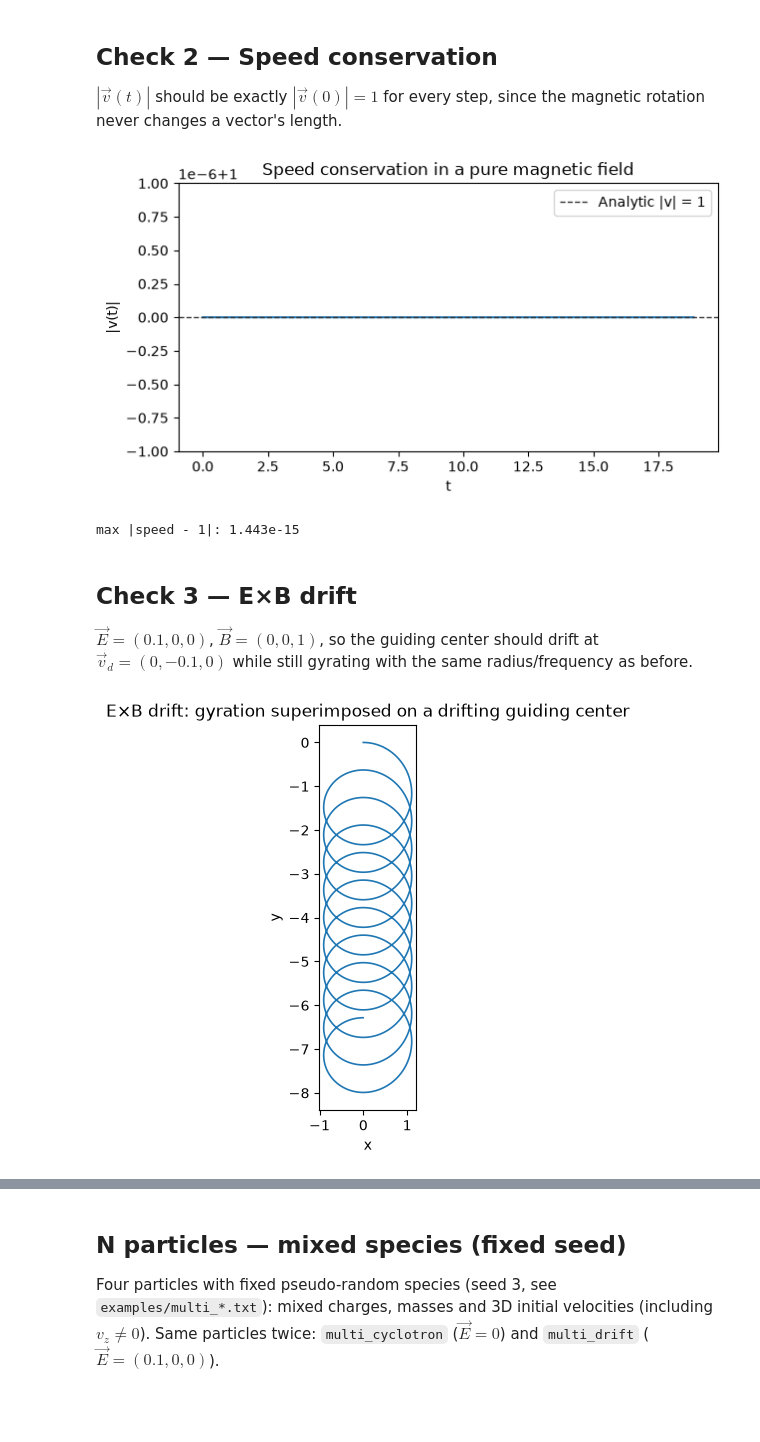
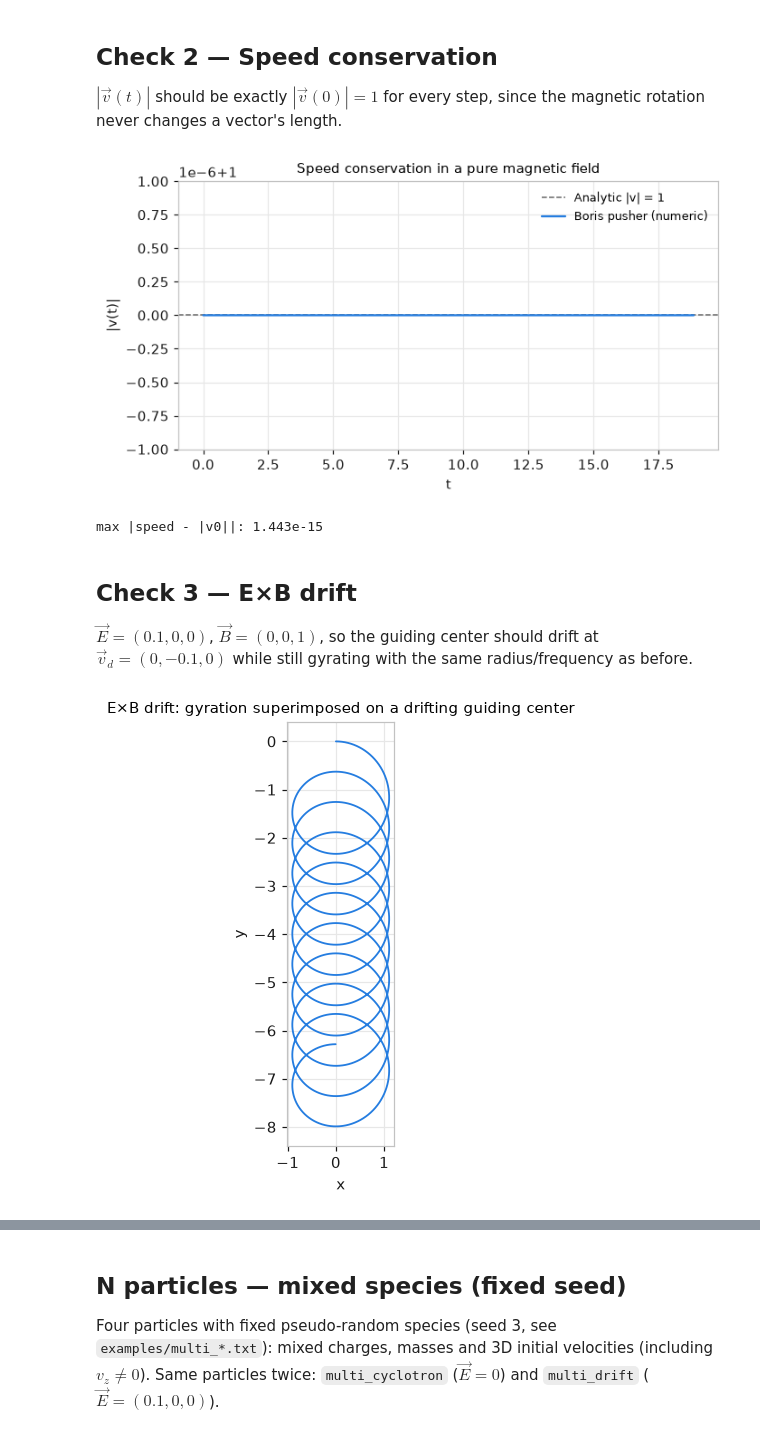
Before and after one commit to pabloreque/HPC, a Jupyter notebook: PIC/analysis_session_2.ipynb, the cells around one changed output, grey strips where cells are left out. Cells and saved outputs as stored; diff of their text form; code cells hidden in the pictures; blank space fills up the shorter version.

```diff
--- a/PIC/analysis_session_2.ipynb
+++ b/PIC/analysis_session_2.ipynb
@@ -39,21 +39,29 @@ Running the pusher and looking at a plausible-looking trajectory is not enough
 # %% [markdown]
 ## Imports
 # %%
-import h5py
+import sys
+
 import numpy as np
 import matplotlib.pyplot as plt
 
-NUMERIC_COLOR = "tab:blue"
-ANALYTIC_COLOR = "0.2"
+# Shared notebook helpers (python/) and the pybind11 module (build/).
+sys.path[:0] = ["python", "build"]
+import pic_analysis as pa
+
+pa.apply_style()
+NUMERIC_COLOR = pa.SERIES_COLORS[0]
 # %% [markdown]
 ## Load results from HDF5
 # %%
-with h5py.File("build/results.h5", "r") as f:
-    cyclotron = {key: f["cyclotron"][key][:] for key in f["cyclotron"].keys()}
-    drift = {key: f["drift"][key][:] for key in f["drift"].keys()}
+RESULTS = "build/results.h5"
+
+cyclotron, cyclotron_settings = pa.load_group(RESULTS, "cyclotron")
+drift, drift_settings = pa.load_group(RESULTS, "drift")
 
 print(f"cyclotron: {len(cyclotron['t'])} points, t in [{cyclotron['t'][0]:.3f}, {cyclotron['t'][-1]:.3f}]")
 print(f"drift:     {len(drift['t'])} points, t in [{drift['t'][0]:.3f}, {drift['t'][-1]:.3f}]")
+print(f"cyclotron settings: q={cyclotron_settings['q']}, m={cyclotron_settings['m']}, "
+      f"E={cyclotron_settings['E']}, B={cyclotron_settings['B']}, dt={cyclotron_settings['dt']:.4f}")
 # %% [output]
 cyclotron: 3001 points, t in [0.000, 18.850]
 drift:     2001 points, t in [0.000, 62.832]
@@ -89,39 +102,41 @@ max position error over 3001 steps: 6.201e-05
 
 $|\vec v(t)|$ should be exactly $|\vec v(0)| = 1$ for every step, since the magnetic rotation never changes a vector's length.
 # %%
-speed = np.hypot(cyclotron["vx"], cyclotron["vy"])
+speed = np.sqrt(cyclotron["vx"]**2 + cyclotron["vy"]**2 + cyclotron["vz"]**2)
+speed0 = speed[0]
 
 fig, ax = plt.subplots(figsize=(7, 3.5))
-ax.plot(cyclotron["t"], speed, "-", color=NUMERIC_COLOR, linewidth=1.5)
-ax.axhline(1.0, color=ANALYTIC_COLOR, linestyle="--", linewidth=1, label="Analytic |v| = 1")
+ax.axhline(speed0, color=pa.ANALYTIC_COLOR, linestyle="--", linewidth=1, label=f"Analytic |v| = {speed0:g}")
+ax.plot(cyclotron["t"], speed, "-", color=NUMERIC_COLOR, linewidth=1.5, label="Boris pusher (numeric)")
 ax.set_xlabel("t")
 ax.set_ylabel("|v(t)|")
 ax.set_title("Speed conservation in a pure magnetic field")
-ax.set_ylim(1.0 - 1e-6, 1.0 + 1e-6)
+ax.set_ylim(speed0 - 1e-6, speed0 + 1e-6)
 ax.legend()
 plt.show()
 
-print(f"max |speed - 1|: {np.abs(speed - 1.0).max():.3e}")
+print(f"max |speed - |v0||: {np.abs(speed - speed0).max():.3e}")
 # %% [output]
-[figure, old version]
+[figure, new version]
-max |speed - 1|: 1.443e-15
+max |speed - |v0||: 1.443e-15
 # %% [markdown]
 ## Check 3 — E×B drift
 
 $\vec E=(0.1,0,0)$, $\vec B=(0,0,1)$, so the guiding center should drift at $\vec v_d=(0,-0.1,0)$ while still gyrating with the same radius/frequency as before.
 # %%
-E0, B0 = 0.1, 1.0
-v_drift_y = -E0 / B0
+E, B = drift_settings["E"], drift_settings["B"]
+v_drift = np.cross(E, B) / np.dot(B, B)
+v_drift_y = v_drift[1]
 
 fig, ax = plt.subplots(figsize=(7, 5))
 ax.plot(drift["x"], drift["y"], "-", color=NUMERIC_COLOR, linewidth=1.2)
 ax.set_xlabel("x")
 ax.set_ylabel("y")
-ax.set_title("E\u00d7B drift: gyration superimposed on a drifting guiding center")
+ax.set_title("E×B drift: gyration superimposed on a drifting guiding center")
 ax.set_aspect("equal")
 plt.show()
 # %% [output]
-[figure, old version]
+[figure, new version]
 # %%
 running_mean_vy = np.cumsum(drift["vy"]) / np.arange(1, len(drift["vy"]) + 1)
 
```
Also changed, not shown: parts of 8 cells of this notebook, 7 other files.
